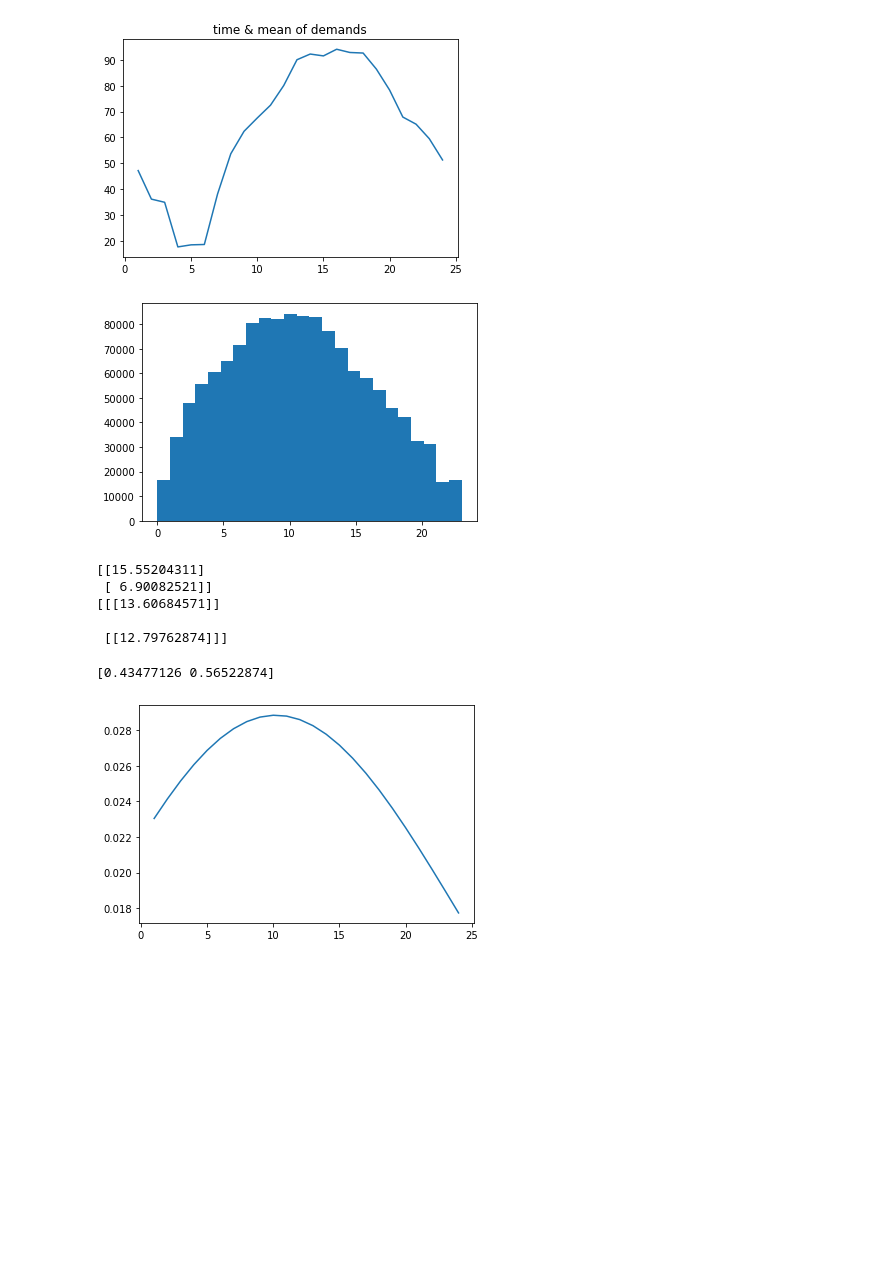
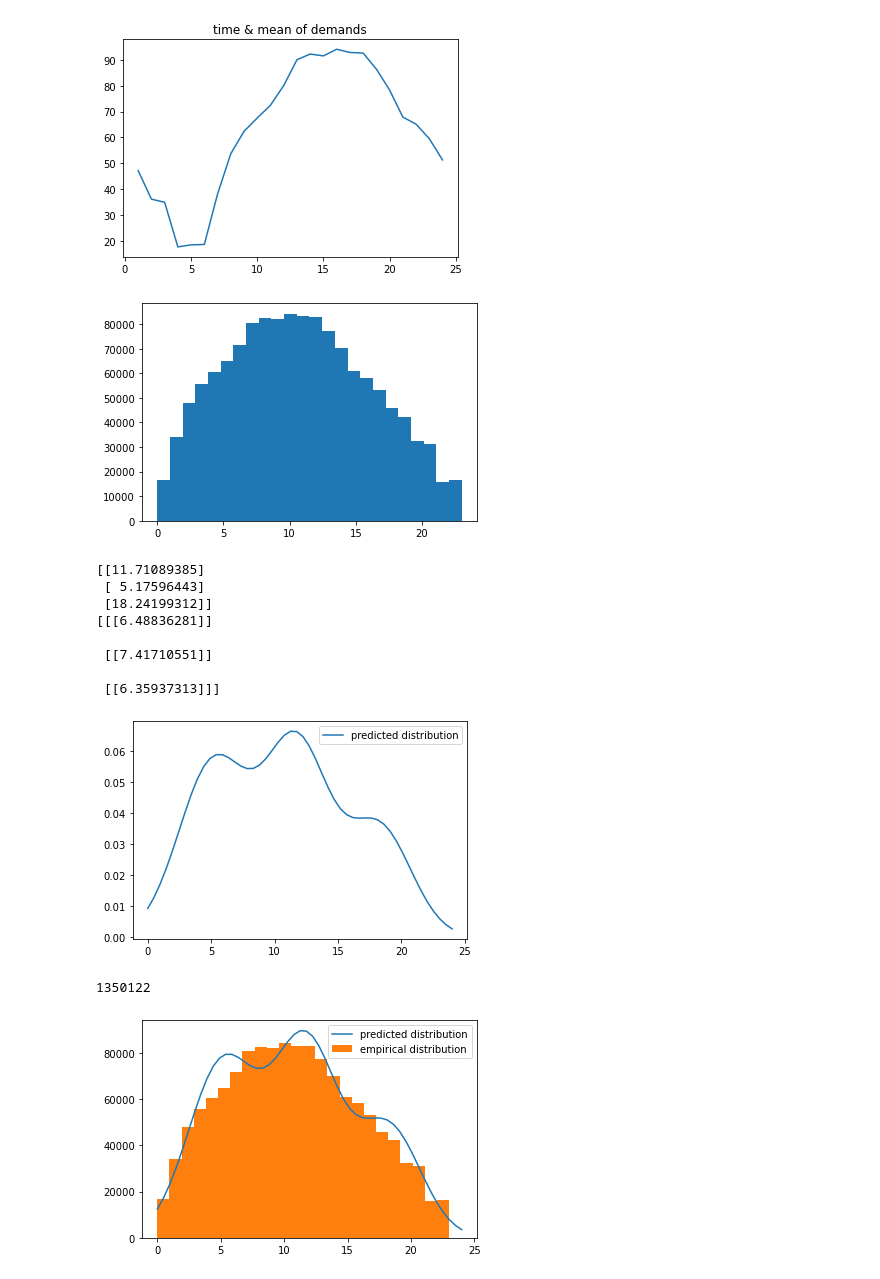
Before and after one commit to Timothy-197/CarRent_SQL-Database-Course-Project, a Jupyter notebook: data_mining/demand_visualize.ipynb, the cells around one changed output. Drawn from its saved outputs; the diff is of its cells as text; code cells hidden in the pictures; blank space fills up the shorter version.

```diff
--- a/data_mining/demand_visualize.ipynb
+++ b/data_mining/demand_visualize.ipynb
@@ -74,29 +74,40 @@ plt.show()
 data = np.array(data).reshape((-1,1))
 
 gmm = mixture.GaussianMixture(
-    n_components=2
+    n_components=3
 )
 gmm.fit(data)
 print(gmm.means_)
 print(gmm.covariances_)
 # %% [output]
 [figure]
-[[15.55204311]
- [ 6.90082521]]
-[[[13.60684571]]
+[[11.71089385]
+ [ 5.17596443]
+ [18.24199312]]
+[[[6.48836281]]
 
- [[12.79762874]]]
+ [[7.41710551]]
+
+ [[6.35937313]]]
 # %%
 # print the gmm distribution
 import scipy.stats as stats
 means = gmm.means_
 vars = gmm.covariances_
 weights = gmm.weights_
-print(weights)
-x = np.arange(1, 25, 1)
-#plt.hist(data, bins=24)
-plt.plot(x, weights[0]*stats.norm.pdf(x, means[0], vars[0])[0] + weights[1]*stats.norm.pdf(x, means[1], vars[1])[0])
+
+x = np.linspace(0, 24)
+y = weights[0]*stats.norm.pdf(x, means[0], np.sqrt(vars[0]))[0]+weights[1]*stats.norm.pdf(x, means[1], np.sqrt(vars[1]))[0]+weights[2]*stats.norm.pdf(x, means[2], np.sqrt(vars[2]))[0]
+plt.plot(x, y, label = 'predicted distribution')
+plt.legend()
 plt.show()
+
+print(len(data))
+plt.plot(x, y*len(data), label = 'predicted distribution')
+plt.hist(data, bins=24, label='empirical distribution')
+plt.legend()
+plt.show()
 # %% [output]
+[figure, new version]
-[0.43477126 0.56522874]
+1350122
-[figure, old version]
+[figure, added]
```
